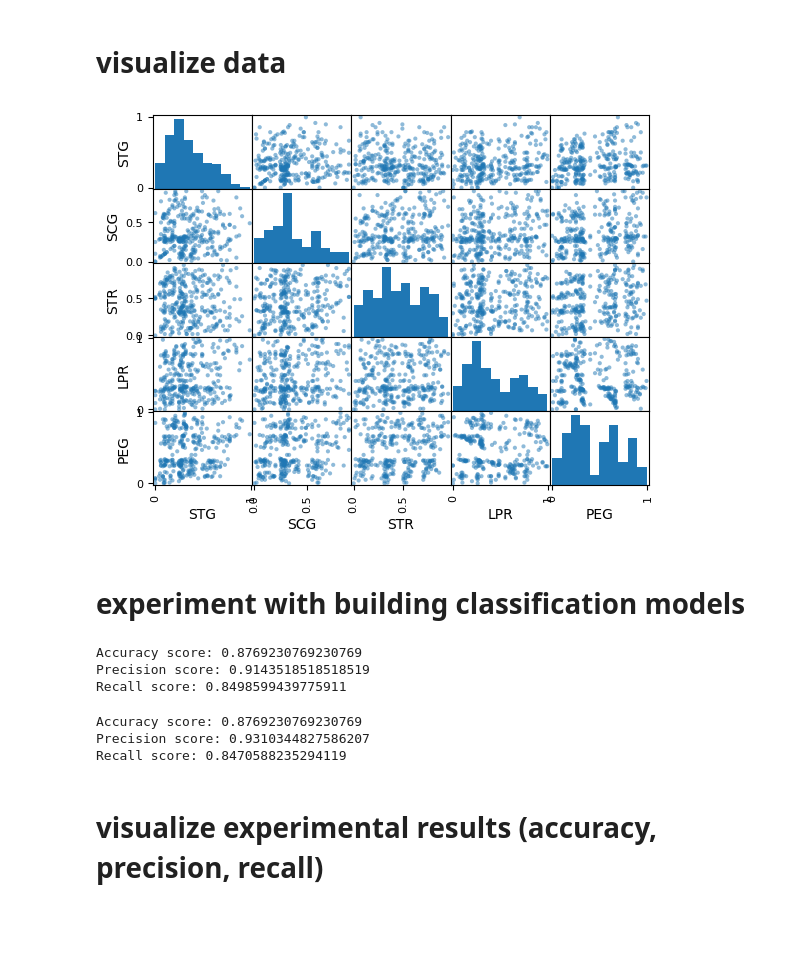
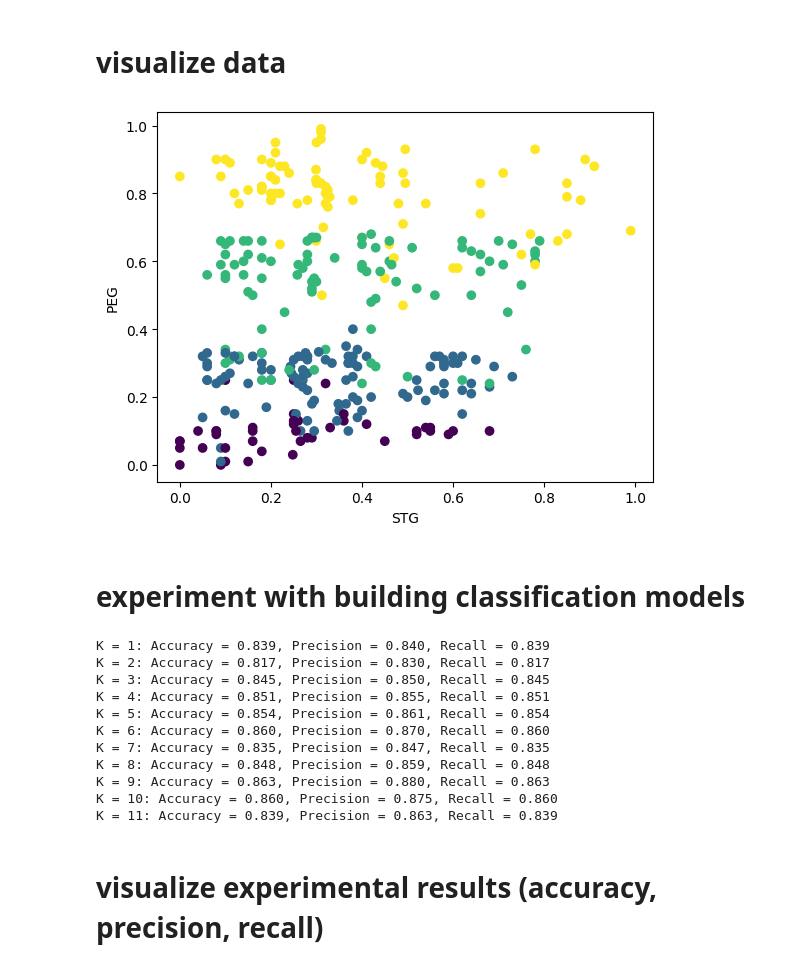
Before and after one commit to PatRakowicz/College-CS, a Jupyter notebook: CS-303/HW7/Homework_07-UserKnowledge.ipynb, the cells around one changed output. Cells and saved outputs as stored; diff of their text form; code cells hidden in the pictures; blank space fills up the shorter version.

```diff
--- a/CS-303/HW7/Homework_07-UserKnowledge.ipynb
+++ b/CS-303/HW7/Homework_07-UserKnowledge.ipynb
@@ -34,46 +18,44 @@ print(train_df)
 # %% [markdown]
 # visualize data
-# %%
-pd.plotting.scatter_matrix(train_df, diagonal='hist')
-plt.show()
-# %% [output]
-[figure, removed]
+# %%
+color_map = {'Very_Low': 0, 'Low': 1, 'Middle': 2, 'High': 3}
+train_df['UNS_numeric'] = train_df['UNS'].map(color_map)
+plt.scatter(train_df['STG'], train_df['PEG'], c=train_df['UNS_numeric'])
+plt.xlabel('STG')
+plt.ylabel('PEG')
+plt.show()
+# %% [output]
+[figure, added]
 # %% [markdown]
 # experiment with building classification models
-# %%
-feature_cols = ['STG', 'SCG', 'STR', 'LPR', 'PEG']
-target_col = 'UNS'
-
-X_train, X_val, y_train, y_val = train_test_split(train_df[feature_cols], train_df[target_col], test_size=0.2,
-                                                  random_state=42)
-knn = KNeighborsClassifier(n_neighbors=5)
-knn.fit(X_train, y_train)
-y_pred = knn.predict(X_val)
-
-print('Accuracy score:', accuracy_score(y_val, y_pred))
-print('Precision score:', precision_score(y_val, y_pred, average='macro'))
-print('Recall score:', recall_score(y_val, y_pred, average='macro'))
-# %% [output]
-Accuracy score: 0.8769230769230769
-Precision score: 0.9143518518518519
-Recall score: 0.8498599439775911
-# %%
-feature_cols = ['STG', 'SCG', 'STR', 'LPR', 'PEG']
-target_col = 'UNS'
-
-X_train, X_val, y_train, y_val = train_test_split(train_df[feature_cols], train_df[target_col], test_size=0.2,
-                                                  random_state=42)
-
-knn = KNeighborsClassifier(n_neighbors=8)
-knn.fit(X_train, y_train)
-y_pred = knn.predict(X_val)
-
-print('Accuracy score:', accuracy_score(y_val, y_pred))
-print('Precision score:', precision_score(y_val, y_pred, average='macro'))
-print('Recall score:', recall_score(y_val, y_pred, average='macro'))
-# %% [output]
-Accuracy score: 0.8769230769230769
-Precision score: 0.9310344827586207
-Recall score: 0.8470588235294119
+# %%
+X = train_df[['STG', 'SCG', 'STR', 'LPR', 'PEG']]
+y = train_df['UNS']
+
+target_dict = {'Very_Low': 0, 'Low': 1, 'Middle': 2, 'High': 3}
+y = y.replace(target_dict)
+y = y.astype('int')
+
+for k in range(1, 12):
+    knn = KNeighborsClassifier(n_neighbors=k)
+    y_pred = cross_val_predict(knn, X, y, cv=5)
+
+    accuracy = accuracy_score(y, y_pred)
+    precision = precision_score(y, y_pred, average='weighted')
+    recall = recall_score(y, y_pred, average='weighted')
+
+    print(f'K = {k}: Accuracy = {accuracy:.3f}, Precision = {precision:.3f}, Recall = {recall:.3f}')
+# %% [output]
+K = 1: Accuracy = 0.839, Precision = 0.840, Recall = 0.839
+K = 2: Accuracy = 0.817, Precision = 0.830, Recall = 0.817
+K = 3: Accuracy = 0.845, Precision = 0.850, Recall = 0.845
+K = 4: Accuracy = 0.851, Precision = 0.855, Recall = 0.851
+K = 5: Accuracy = 0.854, Precision = 0.861, Recall = 0.854
+K = 6: Accuracy = 0.860, Precision = 0.870, Recall = 0.860
+K = 7: Accuracy = 0.835, Precision = 0.847, Recall = 0.835
+K = 8: Accuracy = 0.848, Precision = 0.859, Recall = 0.848
+K = 9: Accuracy = 0.863, Precision = 0.880, Recall = 0.863
+K = 10: Accuracy = 0.860, Precision = 0.875, Recall = 0.860
+K = 11: Accuracy = 0.839, Precision = 0.863, Recall = 0.839
 # %% [markdown]
 # visualize experimental results (accuracy, precision, recall)
```
Also changed, not shown: parts of 12 cells of this notebook, 1 other file.
